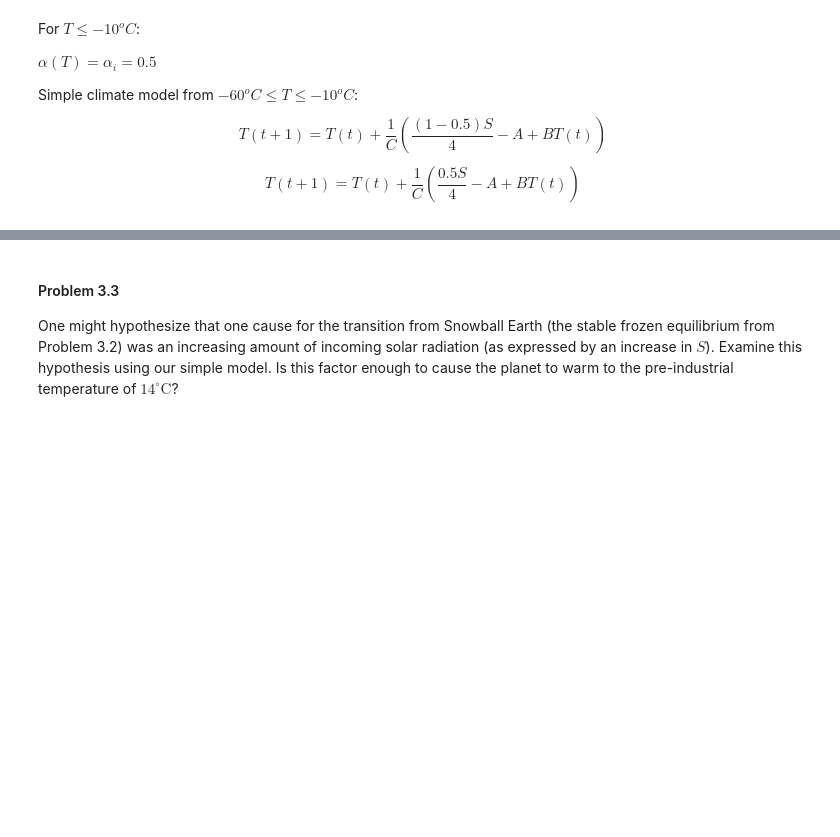
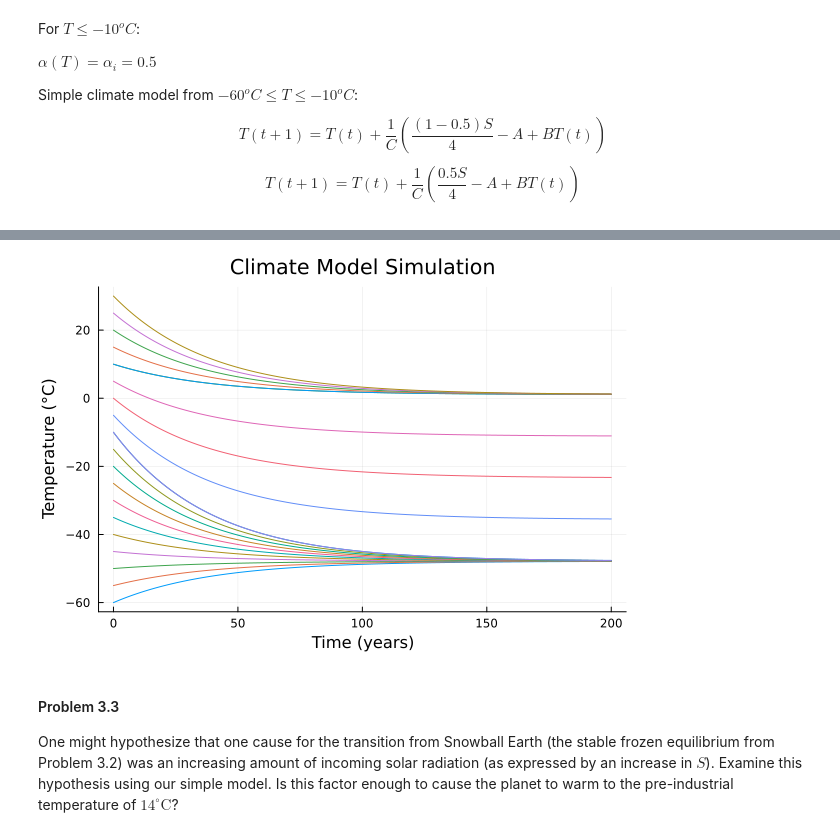
Before and after one commit to BEE4750-FA25/hw2-etw, a Jupyter notebook: hw02.ipynb, the cells around one changed output, grey strips where cells are left out. Saved outputs shown, nothing was run; the diff lists cells and outputs as text; code cells hidden in the pictures; blank space fills up the shorter version.

```diff
--- a/hw02.ipynb
+++ b/hw02.ipynb
@@ -234,3 +269,31 @@ plot!(0:dt:time, data2, label="T(t) with lower albedo")
+# %%
+a1_temperature = [-60, -55, -50, -45, -40, -35, -30, -25, -20, -15, -10];
+dataset1 = [];
+for T in a1_temperature
+    data = simulate_climate(T, B, C, 0.5, S, A, time, dt)
+    push!(dataset1, data)
+end
+
+a2_temperature = [-10, -5, 0, 5, 10];
+dataset2 = [];
+for T in a2_temperature
+    alpha = 0.4 - 0.01 * T
+    data = simulate_climate(T, B, C, alpha, S, A, time, dt)
+    push!(dataset2, data)
+end
+
+a3_temperature = [10, 15, 20, 25, 30];
+dataset3 = [];
+for T in a3_temperature
+    data = simulate_climate(T, B, C, 0.3, S, A, time, dt)
+    push!(dataset3, data)
+end
+
+plot(0:dt:time, dataset1, xlabel="Time (years)", ylabel="Temperature (°C)", title="Climate Model Simulation", label="T(t) with albedo = 0.5", legend=false)
+plot!(0:dt:time, dataset2, label="T(t) with temperature-dependent albedo")
+plot!(0:dt:time, dataset3, label="T(t) with albedo = 0.3")
+# %% [output]
+[figure, added]
 # %% [markdown]
 #### Problem 3.3
 
```
Also changed, not shown: parts of 5 cells of this notebook.
